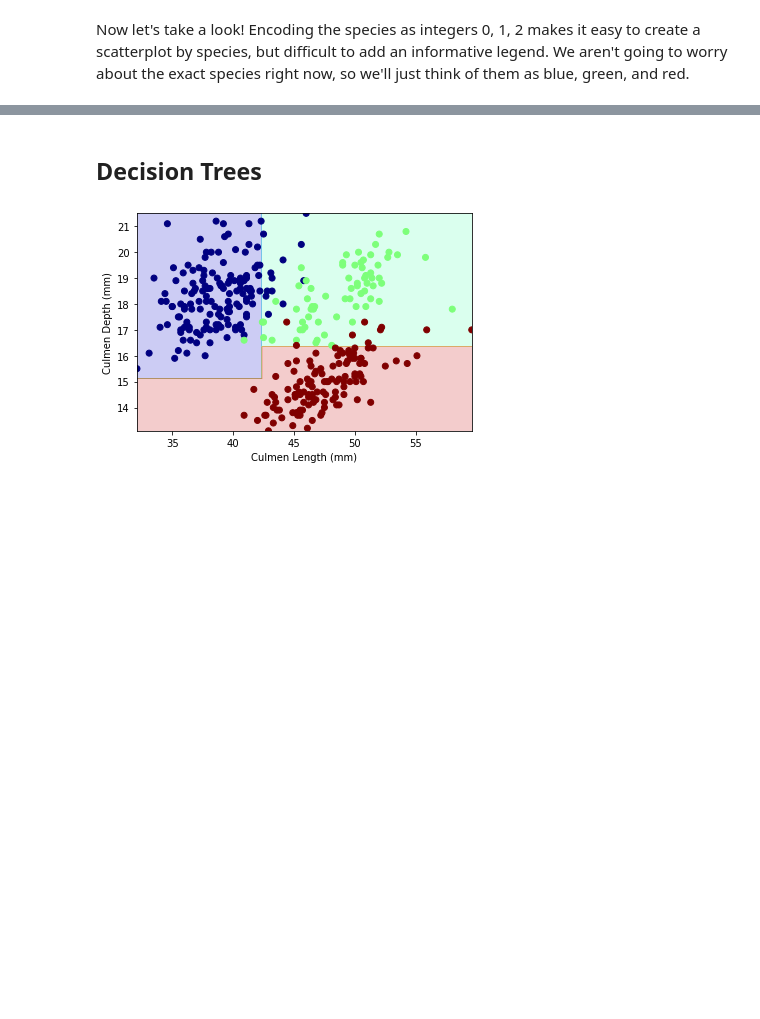
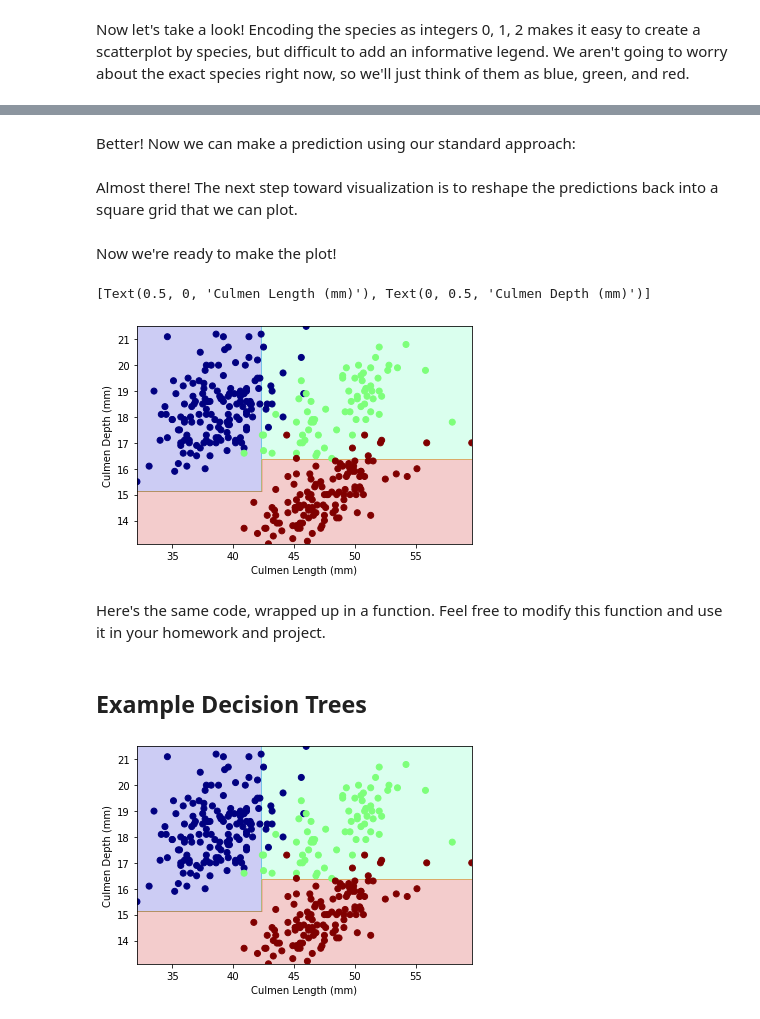
Before and after one commit to PhilChodrow/PIC16A, a Jupyter notebook: live_lectures/live-lecture-22.ipynb, the cells around one changed output, grey strips where cells are left out. Saved outputs shown, nothing was run; the diff lists cells and outputs as text; code cells hidden in the pictures; blank space fills up the shorter version.

```diff
--- a/live_lectures/live-lecture-22.ipynb
+++ b/live_lectures/live-lecture-22.ipynb
@@ -121,0 +89,10 @@ Now let's write a function to visualize the decision regions for classifiers aga
+# %%
+# give these a name for convenience
+x0 = X['Culmen Length (mm)']
+x1 = X['Culmen Depth (mm)']
+
+# create the grid
+grid_x = np.linspace(x0.min(),x0.max(),501)
+grid_y = np.linspace(x1.min(),x1.max(),501)
+xx, yy = np.meshgrid(grid_x, grid_y)
+xx.shape, yy.shape
@@ -121,0 +108,5 @@ Now let's write a function to visualize the decision regions for classifiers aga
+# %%
+XX = xx.ravel()
+YY = yy.ravel()
+XY = np.c_[XX, YY]
+XY
@@ -122,2 +121,29 @@ Now let's write a function to visualize the decision regions for classifiers aga
+# %% [markdown]
+Better! Now we can make a prediction using our standard approach:
+# %%
+p = T.predict(XY)
+# %% [markdown]
+Almost there! The next step toward visualization is to reshape the predictions back into a square grid that we can plot.
+# %%
+p = p.reshape(xx.shape)
+# %% [markdown]
+Now we're ready to make the plot!
+# %%
+# create the plot
+fig, ax = plt.subplots(1)
+
+# use contour plot to visualize the predictions
+ax.contourf(xx, yy, p, cmap = "jet", alpha = 0.2)
+
+# plot the data
+ax.scatter(x0, x1, c = y, cmap = "jet")
+
+ax.set(xlabel = "Culmen Length (mm)",
+       ylabel = "Culmen Depth (mm)")
+# %% [output]
+[Text(0.5, 0, 'Culmen Length (mm)'), Text(0, 0.5, 'Culmen Depth (mm)')]
+[figure, added]
+# %% [markdown]
+Here's the same code, wrapped up in a function. Feel free to modify this function and use it in your homework and project.
 # %%
 def plot_regions(c, X, y):
@@ -165,7 +185,7 @@ def plot_regions(c, X, y):
     ax.set(xlabel = "Culmen Length (mm)",
            ylabel = "Culmen Depth (mm)")
 # %% [markdown]
-## Decision Trees
+## Example Decision Trees
 # %%
 from sklearn import tree
 T = tree.DecisionTreeClassifier(max_depth = 2)
```
Also changed, not shown: parts of 32 cells of this notebook.
